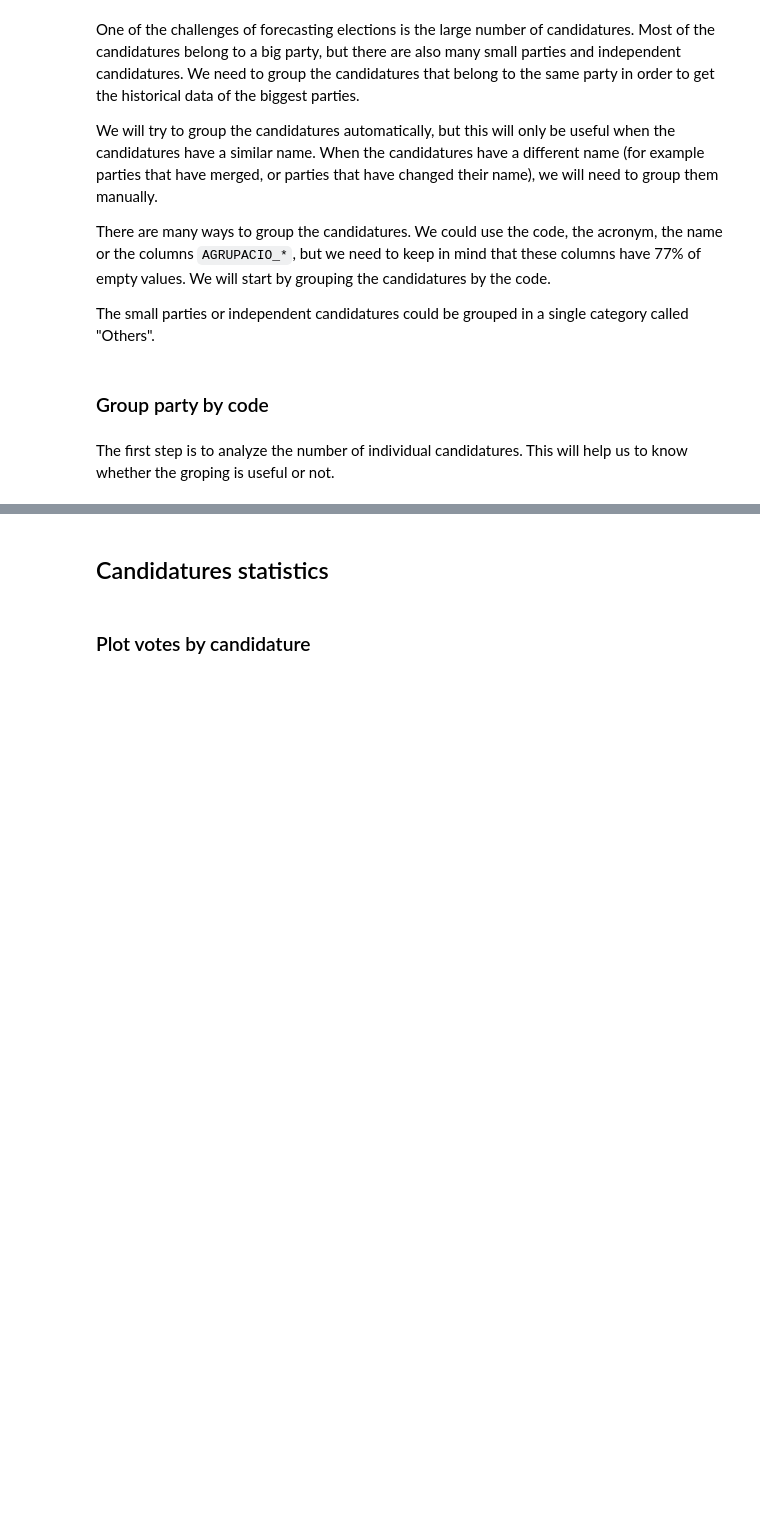
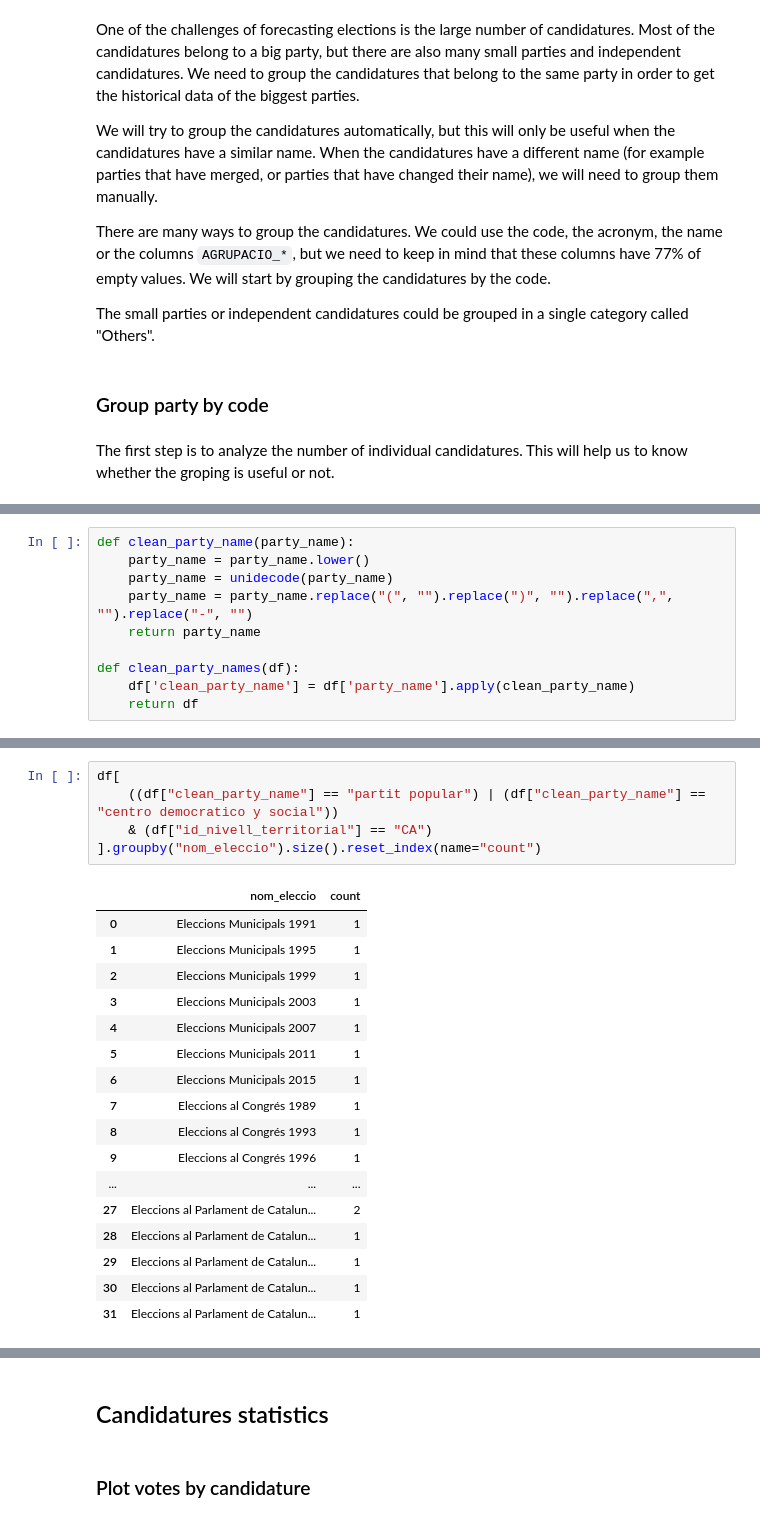
Before and after one commit to guillempla/catalan-elections-forecasting, a Jupyter notebook: src/study_data/study-clean-data.ipynb, the cells around one changed output, grey strips where cells are left out. Drawn from its saved outputs; the diff is of its cells as text; blank space fills up the shorter version.

```diff
--- a/src/study_data/study-clean-data.ipynb
+++ b/src/study_data/study-clean-data.ipynb
@@ -174,0 +178,10 @@ candidatures_acronym
+# %%
+def clean_party_name(party_name):
+    party_name = party_name.lower()
+    party_name = unidecode(party_name)
+    party_name = party_name.replace("(", "").replace(")", "").replace(",", "").replace("-", "")
+    return party_name
+
+def clean_party_names(df):
+    df['clean_party_name'] = df['party_name'].apply(clean_party_name)
+    return df
@@ -174,0 +368,23 @@ candidatures_acronym
+# %%
+df[
+    ((df["clean_party_name"] == "partit popular") | (df["clean_party_name"] == "centro democratico y social"))
+    & (df["id_nivell_territorial"] == "CA")
+].groupby("nom_eleccio").size().reset_index(name="count")
+# %% [output]
+|  | nom_eleccio | count |
+| 0 | Eleccions Municipals 1991 | 1 |
+| 1 | Eleccions Municipals 1995 | 1 |
+| 2 | Eleccions Municipals 1999 | 1 |
+| 3 | Eleccions Municipals 2003 | 1 |
+| 4 | Eleccions Municipals 2007 | 1 |
+| 5 | Eleccions Municipals 2011 | 1 |
+| 6 | Eleccions Municipals 2015 | 1 |
+| 7 | Eleccions al Congrés 1989 | 1 |
+| 8 | Eleccions al Congrés 1993 | 1 |
+| 9 | Eleccions al Congrés 1996 | 1 |
+| ... | ... | ... |
+| 27 | Eleccions al Parlament de Catalun... | 2 |
+| 28 | Eleccions al Parlament de Catalun... | 1 |
+| 29 | Eleccions al Parlament de Catalun... | 1 |
+| 30 | Eleccions al Parlament de Catalun... | 1 |
+| 31 | Eleccions al Parlament de Catalun... | 1 |
```
Also changed, not shown: parts of 27 cells of this notebook.
